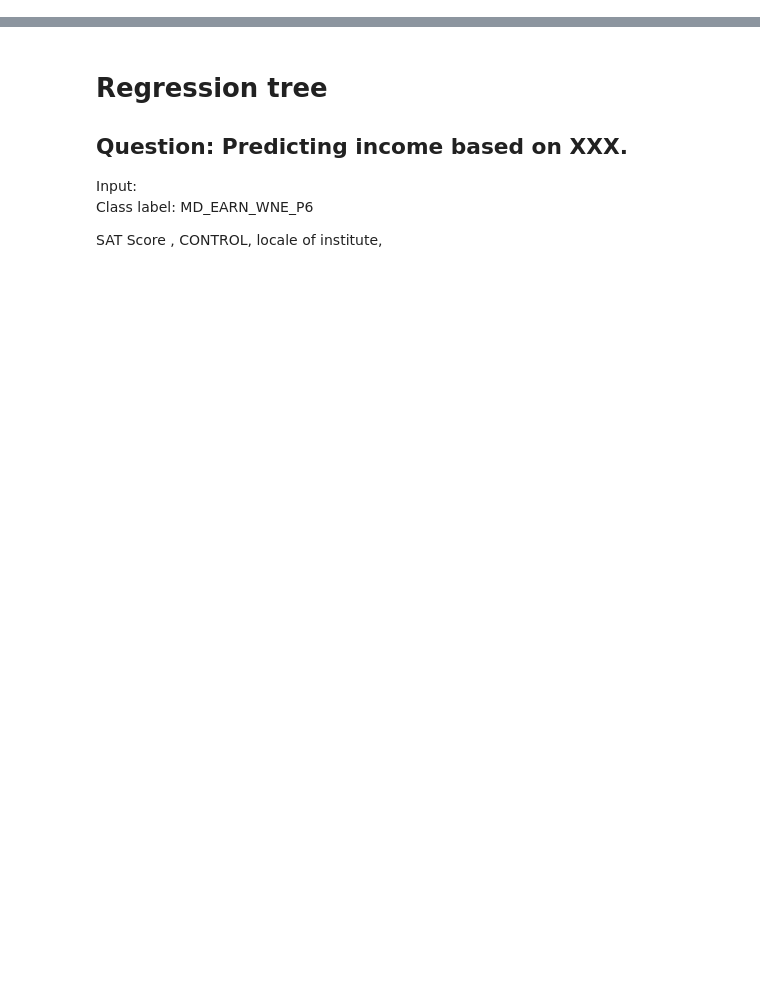
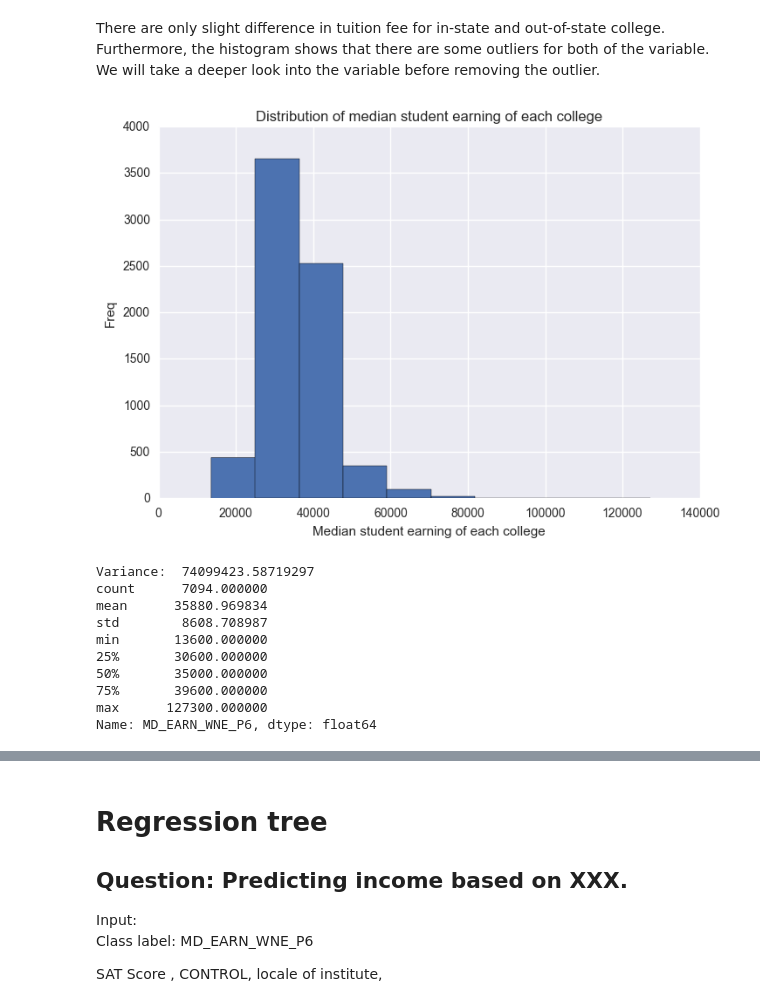
Before and after one commit to DarrylCheng/US-Dept-of-Education-College-Scorecard, a Jupyter notebook: US Dept of Education - College Scorecard.ipynb, the cells around one changed output, grey strips where cells are left out. Cells and saved outputs as stored; diff of their text form; code cells hidden in the pictures; blank space fills up the shorter version.

```diff
--- a/US Dept of Education - College Scorecard.ipynb
+++ b/US Dept of Education - College Scorecard.ipynb
@@ -17,0 +171,26 @@ df_copy = data.copy()
+# %% [markdown]
+There are only slight difference in tuition fee for in-state and out-of-state college.
+Furthermore, the histogram shows that there are some outliers for both of the variable. We will take a deeper look into the variable before removing the outlier.
+# %%
+variable_to_check = "MD_EARN_WNE_P6"
+dfplt = cleanVariable(variable_to_check)
+plt.hist(dfplt[variable_to_check], bins=10)
+plt.xlabel("Median student earning of each college")
+plt.ylabel("Freq")
+plt.title("Distribution of median student earning of each college")
+plt.show()
+
+print("Variance: ", np.var(dfplt[variable_to_check]))
+print(dfplt[variable_to_check].describe())
+# %% [output]
+[figure, added]
+Variance:  74099423.58719297
+count      7094.000000
+mean      35880.969834
+std        8608.708987
+min       13600.000000
+25%       30600.000000
+50%       35000.000000
+75%       39600.000000
+max      127300.000000
+Name: MD_EARN_WNE_P6, dtype: float64
```
Also changed, not shown: parts of 42 cells of this notebook.
